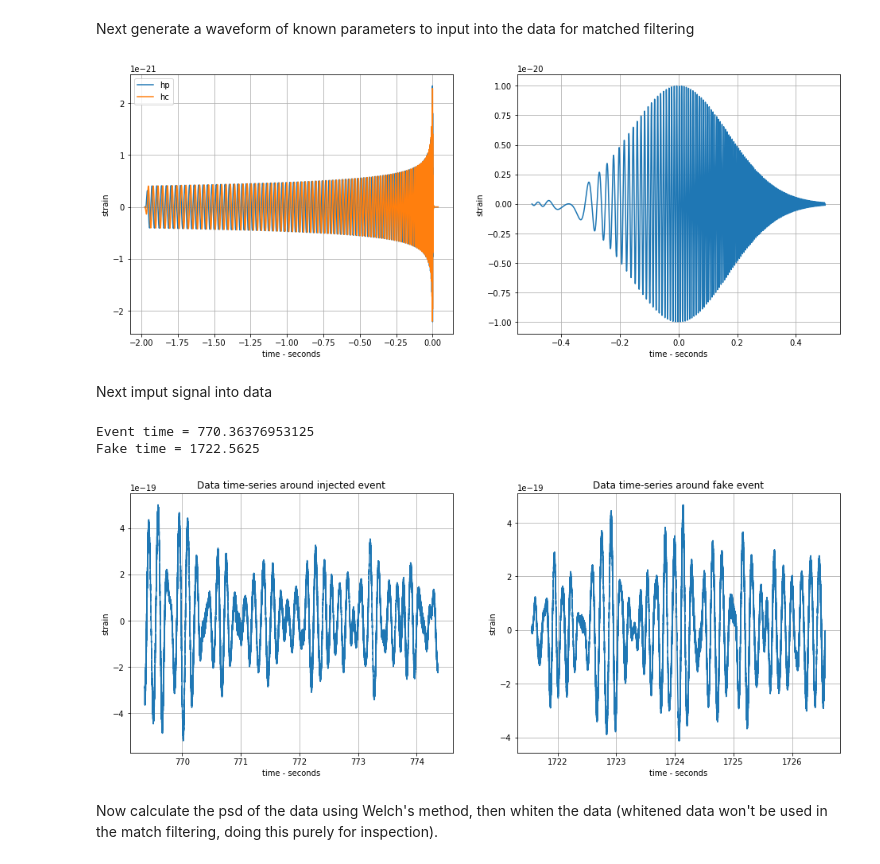
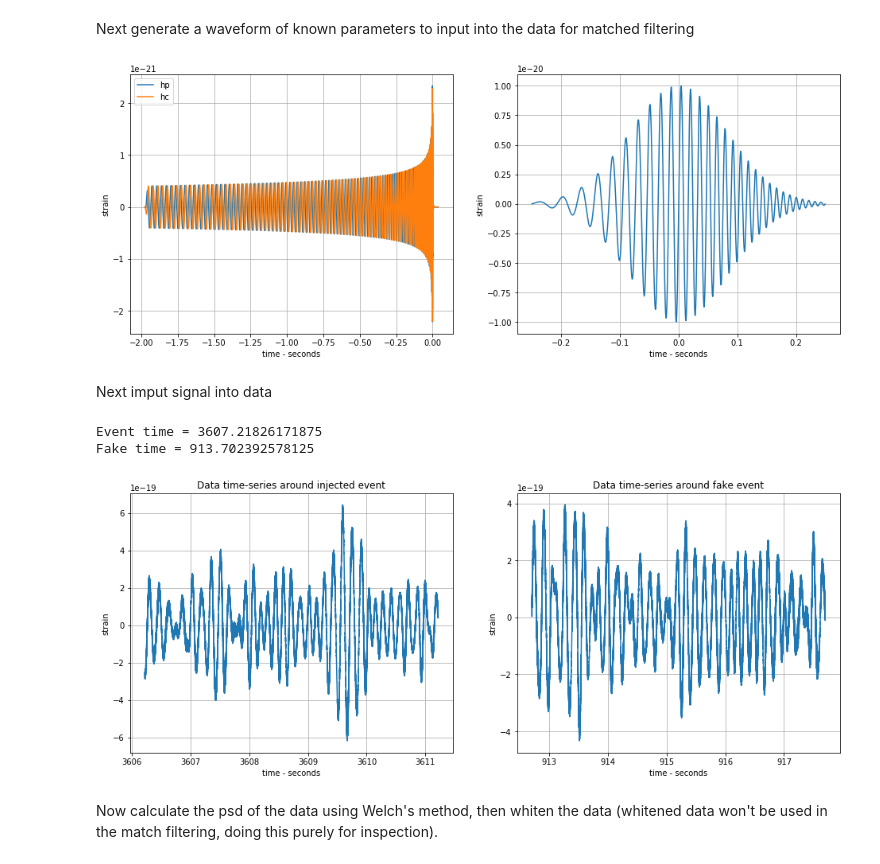
Before and after one commit to connor-mcisaac/gw_test, a Jupyter notebook: FFTonly/MatchedFilter.ipynb, the cells around one changed output. Cells and saved outputs as stored; diff of their text form; code cells hidden in the pictures.

```diff
--- a/FFTonly/MatchedFilter.ipynb
+++ b/FFTonly/MatchedFilter.ipynb
@@ -54,36 +54,36 @@ def SGsignal(length, freq, freqm, max_amp):
     return x, y
 
 
 #Use pycbc to produce waveform, then convert to numpy array and smooth turn on
 hp0, hc0 = get_td_waveform(approximant="SEOBNRv4_opt", mass1=10, mass2=10, delta_t=dt, f_lower=30, distance = 100)
 hp = hp0.numpy()
 hp[:100] *= Hann(np.arange(100), 200)
 hc = hc0.numpy()
 hc[:100] *= Hann(np.arange(100), 200)
 ht = hp0.sample_times.numpy()
 
 #Create a fake transient signal with high strain amplitude to test RSNR
-lengths_fake = 1 #length of signal in seconds
+lengths_fake = 0.5 #length of signal in seconds
 freqs_fake = 40. #freq in seconds^-1
-length_fake, freq_fake, freqm_fake, maxa_fake = int(lengths_fake*fs), freqs_fake/fs, 5, 1e-20
+length_fake, freq_fake, freqm_fake, maxa_fake = int(lengths_fake*fs), freqs_fake/fs, 2, 1e-20
 x_fake, y_fake = SGsignal(length_fake, freq_fake, freqm_fake, maxa_fake)
 
 #Plot both polarisations and the fake signal
 plt.figure(figsize=(16, 6))
 plt.subplot(1, 2, 1)
 plt.plot(ht, hp, label='hp')
 plt.plot(ht, hc, label='hc')
 plt.xlabel('time - seconds')
 plt.ylabel('strain')
 plt.legend()
 plt.grid()
 plt.subplot(1, 2, 2)
 plt.plot(x_fake*dt, y_fake)
 plt.xlabel('time - seconds')
 plt.ylabel('strain')
 plt.grid()
 # %% [output]
-[figure, old version]
+[figure, new version]
 # %% [markdown]
 Next imput signal into data
 # %%
@@ -116,9 +116,9 @@ plt.xlabel('time - seconds')
 plt.ylabel('strain')
 plt.grid()
 # %% [output]
-Event time = 770.36376953125
-Fake time = 1722.5625
+Event time = 3607.21826171875
+Fake time = 913.702392578125
-[figure, old version]
+[figure, new version]
 # %% [markdown]
 Now calculate the psd of the data using Welch's method, then whiten the data (whitened data won't be used in the match filtering, doing this purely for inspection).
 # %%
```
Also changed, not shown: parts of 3 cells of this notebook.
